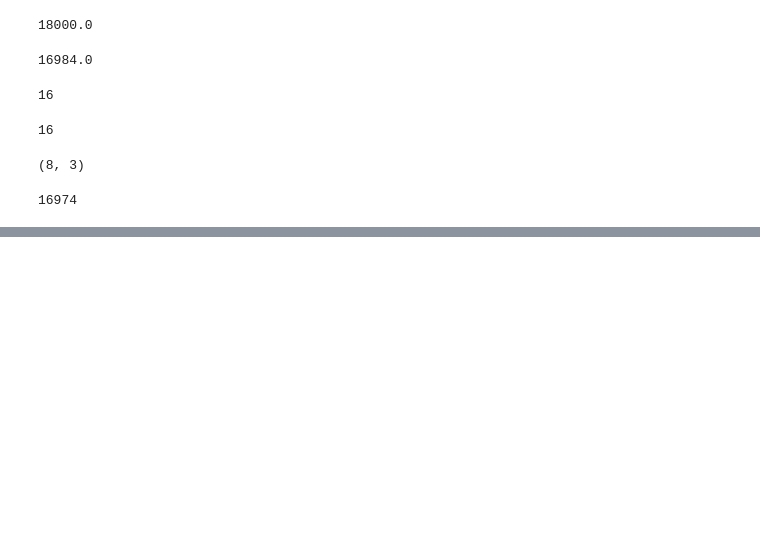
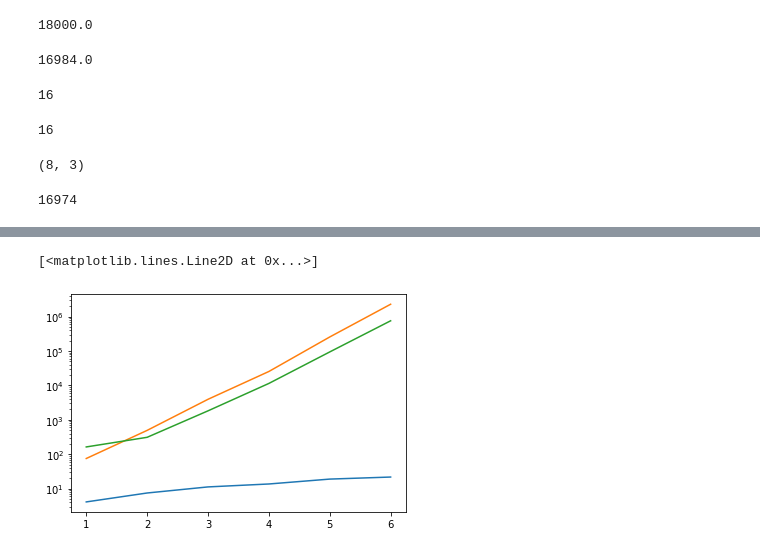
Before and after one commit to guptarohan6502/RTES_project, a Jupyter notebook: rtes1.ipynb, the cells around one changed output, grey strips where cells are left out. Saved outputs shown, nothing was run; the diff lists cells and outputs as text; code cells hidden in the pictures; blank space fills up the shorter version.

```diff
--- a/rtes1.ipynb
+++ b/rtes1.ipynb
@@ -553,18 +513,0 @@ plt.plot(x, lb_cal)
-# %%
-n = 8
-taskset = get_taskset(1, n)
-taskset = np.array(taskset[0])
-La = La_boudcalculations(taskset)
-t = int(La) - 1
-print("La", La)
-print("t", t)
-ht_count = 0
-
-while t < La:
-    h_t = procDemand_func(taskset, t)
-    if h_t > t:
-        break
-    t -= 1
-    ht_count += 1
-
-print(La_boudcalculations(taskset_paper))
@@ -598,0 +581,8 @@ t 1721
+# %%
+plt.yscale("log")
+plt.plot(x, q)
+plt.plot(x, la_cal)
+plt.plot(x, lb_cal)
+# %% [output]
+[<matplotlib.lines.Line2D at 0x...>]
+[figure, added]
```
Also changed, not shown: parts of 24 cells of this notebook.
